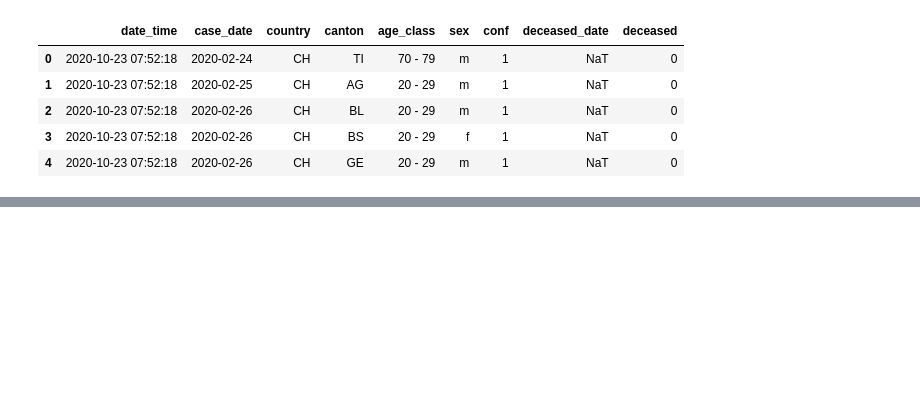
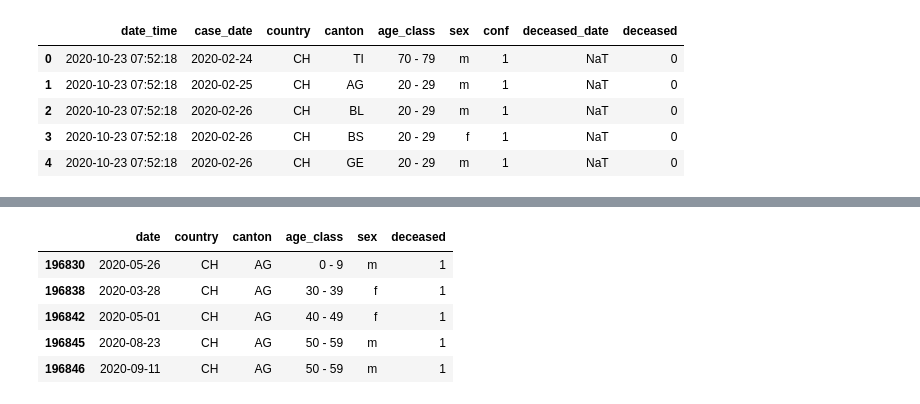
Before and after one commit to eandreas/covid-19_app, a Jupyter notebook: nbs/data_loader/bag/case_data.ipynb, the cells around one changed output, grey strips where cells are left out. Drawn from its saved outputs; the diff is of its cells as text; code cells hidden in the pictures; blank space fills up the shorter version.

```diff
--- a/nbs/data_loader/bag/case_data.ipynb
+++ b/nbs/data_loader/bag/case_data.ipynb
@@ -132,0 +155,9 @@ df_tmp.head()
+# %%
+df_d.head()
+# %% [output]
+|  | date | country | canton | age_class | sex | deceased |
+| 196830 | 2020-05-26 | CH | AG | 0 - 9 | m | 1 |
+| 196838 | 2020-03-28 | CH | AG | 30 - 39 | f | 1 |
+| 196842 | 2020-05-01 | CH | AG | 40 - 49 | f | 1 |
+| 196845 | 2020-08-23 | CH | AG | 50 - 59 | m | 1 |
+| 196846 | 2020-09-11 | CH | AG | 50 - 59 | m | 1 |
```
Also changed, not shown: parts of 25 cells of this notebook.
